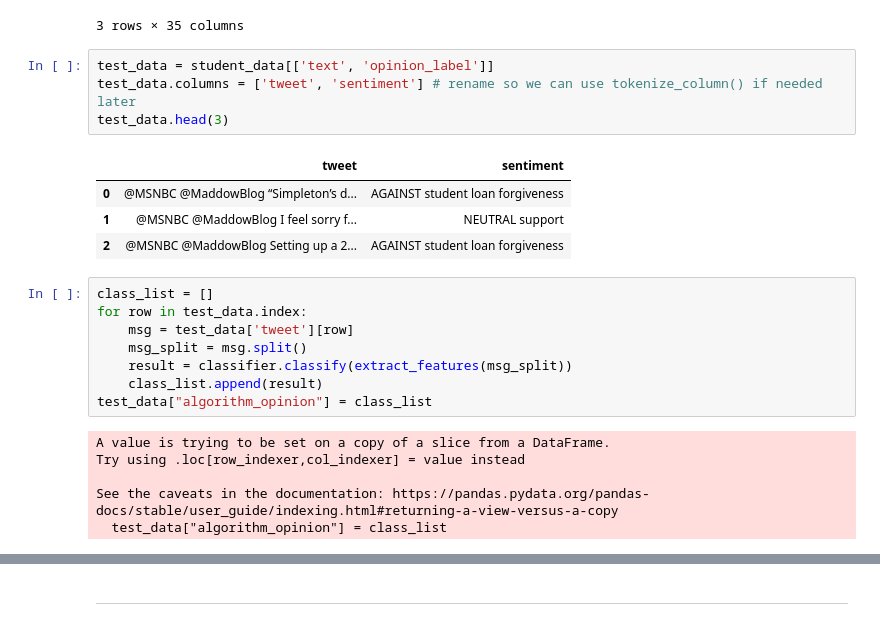
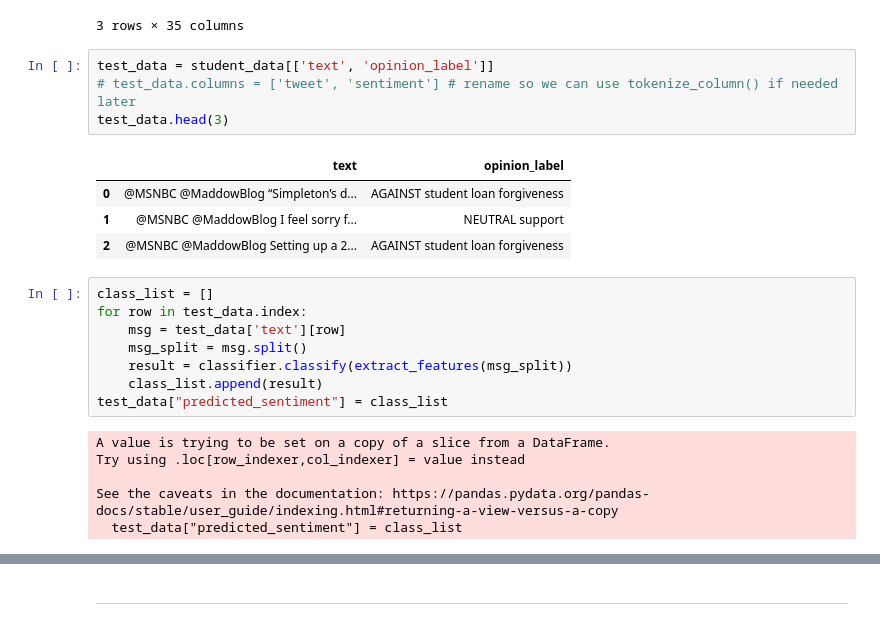
Before and after one commit to mzins/analysis-of-public-opinion, a Jupyter notebook: sentiment_analysis.ipynb, the cells around one changed output, grey strips where cells are left out. Saved outputs shown, nothing was run; the diff lists cells and outputs as text.

```diff
--- a/sentiment_analysis.ipynb
+++ b/sentiment_analysis.ipynb
@@ -308,24 +175,24 @@ student_data.head(3)
 3 rows × 35 columns
 # %%
 test_data = student_data[['text', 'opinion_label']]
-test_data.columns = ['tweet', 'sentiment'] # rename so we can use tokenize_column() if needed later
+# test_data.columns = ['tweet', 'sentiment'] # rename so we can use tokenize_column() if needed later
 test_data.head(3)
 # %% [output]
-|  | tweet | sentiment |
+|  | text | opinion_label |
 | 0 | @MSNBC @MaddowBlog “Simpleton’s d... | AGAINST student loan forgiveness |
 | 1 | @MSNBC @MaddowBlog I feel sorry f... | NEUTRAL support |
 | 2 | @MSNBC @MaddowBlog Setting up a 2... | AGAINST student loan forgiveness |
 # %%
 class_list = []
 for row in test_data.index:
-    msg = test_data['tweet'][row]
+    msg = test_data['text'][row]
     msg_split = msg.split()
     result = classifier.classify(extract_features(msg_split))
     class_list.append(result)
-test_data["algorithm_opinion"] = class_list
+test_data["predicted_sentiment"] = class_list
 # %% [output]
 A value is trying to be set on a copy of a slice from a DataFrame.
 Try using .loc[row_indexer,col_indexer] = value instead
 
 See the caveats in the documentation: https://pandas.pydata.org/pandas-docs/stable/user_guide/indexing.html#returning-a-view-versus-a-copy
-  test_data["algorithm_opinion"] = class_list
+  test_data["predicted_sentiment"] = class_list
```
Also changed, not shown: parts of 56 cells of this notebook.
